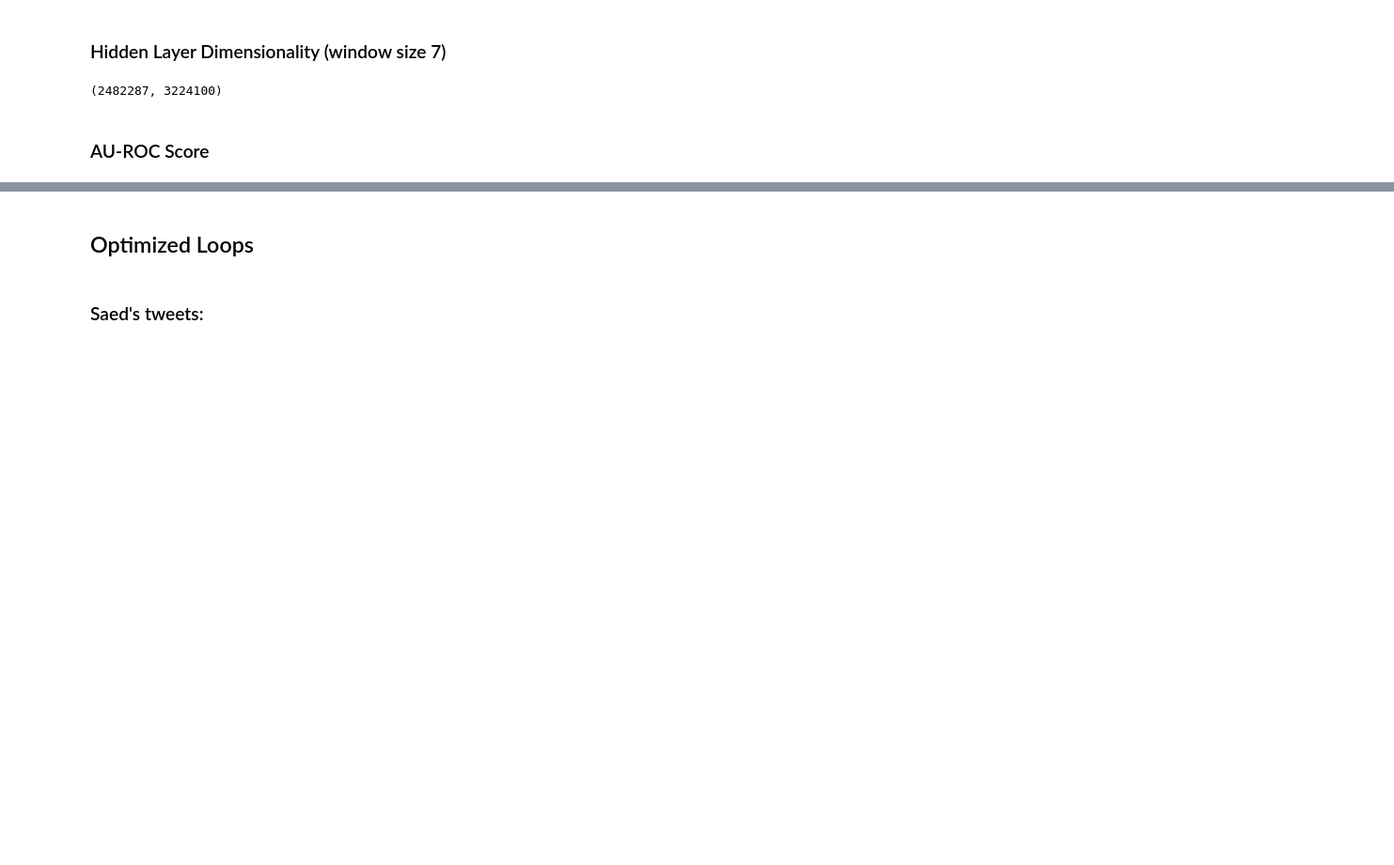
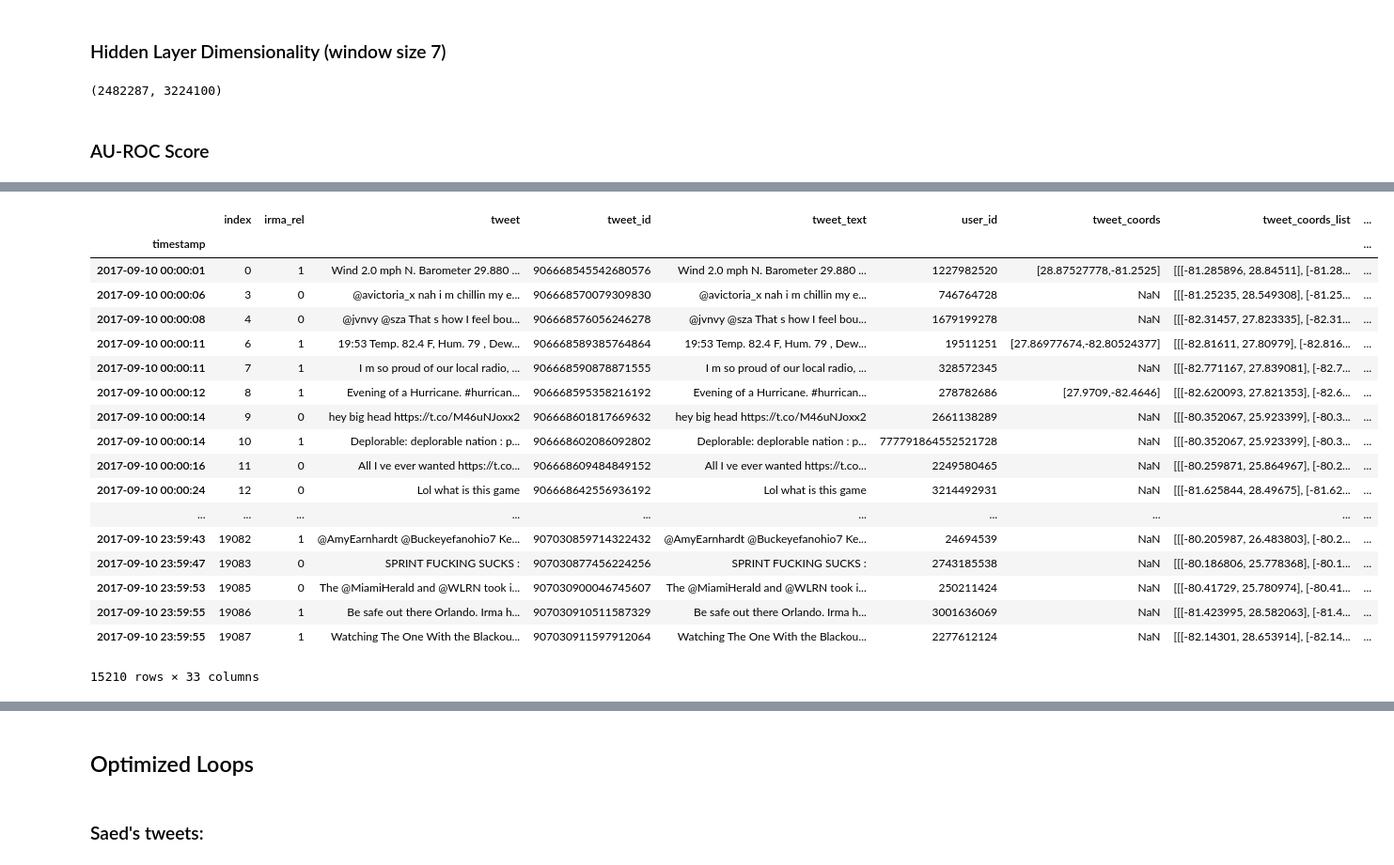
Before and after one commit to brownworth/TwitterDisaster, a Jupyter notebook: ThesisCode.ipynb, the cells around one changed output, grey strips where cells are left out. Shown at 94% size. Drawn from its saved outputs; the diff is of its cells as text; code cells hidden in the pictures; blank space fills up the shorter version.

```diff
--- a/ThesisCode.ipynb
+++ b/ThesisCode.ipynb
@@ -625,0 +646,22 @@ fig_roc_s.savefig(f'./figures/scalar_roc_d_curve.pdf',bbox_inches='tight')
+# %%
+tweet_times[tweet_times['oSWDPStdMM'] != tweet_times['MM-o-sw-dp']]
+# %% [output]
+|  | index | irma_rel | tweet | tweet_id | tweet_text | user_id | tweet_coords | tweet_coords_list | ... |
+| timestamp |  |  |  |  |  |  |  |  | ... |
+| 2017-09-10 00:00:01 | 0 | 1 | Wind 2.0 mph N. Barometer 29.880 ... | 906668545542680576 | Wind 2.0 mph N. Barometer 29.880 ... | 1227982520 | [28.87527778,-81.2525] | [[[-81.285896, 28.84511], [-81.28... | ... |
+| 2017-09-10 00:00:06 | 3 | 0 | @avictoria_x nah i m chillin my e... | 906668570079309830 | @avictoria_x nah i m chillin my e... | 746764728 | NaN | [[[-81.25235, 28.549308], [-81.25... | ... |
+| 2017-09-10 00:00:08 | 4 | 0 | @jvnvy @sza That s how I feel bou... | 906668576056246278 | @jvnvy @sza That s how I feel bou... | 1679199278 | NaN | [[[-82.31457, 27.823335], [-82.31... | ... |
+| 2017-09-10 00:00:11 | 6 | 1 | 19:53 Temp. 82.4 F, Hum. 79 , Dew... | 906668589385764864 | 19:53 Temp. 82.4 F, Hum. 79 , Dew... | 19511251 | [27.86977674,-82.80524377] | [[[-82.81611, 27.80979], [-82.816... | ... |
+| 2017-09-10 00:00:11 | 7 | 1 | I m so proud of our local radio, ... | 906668590878871555 | I m so proud of our local radio, ... | 328572345 | NaN | [[[-82.771167, 27.839081], [-82.7... | ... |
+| 2017-09-10 00:00:12 | 8 | 1 | Evening of a Hurricane. #hurrican... | 906668595358216192 | Evening of a Hurricane. #hurrican... | 278782686 | [27.9709,-82.4646] | [[[-82.620093, 27.821353], [-82.6... | ... |
+| 2017-09-10 00:00:14 | 9 | 0 | hey big head https://t.co/M46uNJoxx2 | 906668601817669632 | hey big head https://t.co/M46uNJoxx2 | 2661138289 | NaN | [[[-80.352067, 25.923399], [-80.3... | ... |
+| 2017-09-10 00:00:14 | 10 | 1 | Deplorable: deplorable nation : p... | 906668602086092802 | Deplorable: deplorable nation : p... | 777791864552521728 | NaN | [[[-80.352067, 25.923399], [-80.3... | ... |
+| 2017-09-10 00:00:16 | 11 | 0 | All I ve ever wanted https://t.co... | 906668609484849152 | All I ve ever wanted https://t.co... | 2249580465 | NaN | [[[-80.259871, 25.864967], [-80.2... | ... |
+| 2017-09-10 00:00:24 | 12 | 0 | Lol what is this game | 906668642556936192 | Lol what is this game | 3214492931 | NaN | [[[-81.625844, 28.49675], [-81.62... | ... |
+| ... | ... | ... | ... | ... | ... | ... | ... | ... | ... |
+| 2017-09-10 23:59:43 | 19082 | 1 | @AmyEarnhardt @Buckeyefanohio7 Ke... | 907030859714322432 | @AmyEarnhardt @Buckeyefanohio7 Ke... | 24694539 | NaN | [[[-80.205987, 26.483803], [-80.2... | ... |
+| 2017-09-10 23:59:47 | 19083 | 0 | SPRINT FUCKING SUCKS : | 907030877456224256 | SPRINT FUCKING SUCKS : | 2743185538 | NaN | [[[-80.186806, 25.778368], [-80.1... | ... |
+| 2017-09-10 23:59:53 | 19085 | 0 | The @MiamiHerald and @WLRN took i... | 907030900046745607 | The @MiamiHerald and @WLRN took i... | 250211424 | NaN | [[[-80.41729, 25.780974], [-80.41... | ... |
+| 2017-09-10 23:59:55 | 19086 | 1 | Be safe out there Orlando. Irma h... | 907030910511587329 | Be safe out there Orlando. Irma h... | 3001636069 | NaN | [[[-81.423995, 28.582063], [-81.4... | ... |
+| 2017-09-10 23:59:55 | 19087 | 1 | Watching The One With the Blackou... | 907030911597912064 | Watching The One With the Blackou... | 2277612124 | NaN | [[[-82.14301, 28.653914], [-82.14... | ... |
+15210 rows × 33 columns
```
Also changed, not shown: parts of 27 cells of this notebook.
